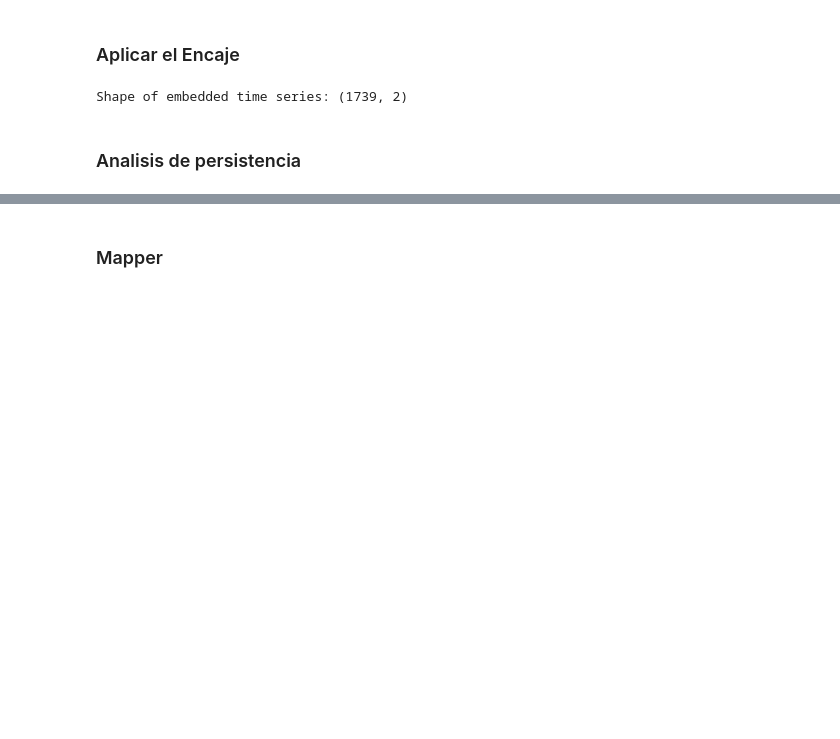
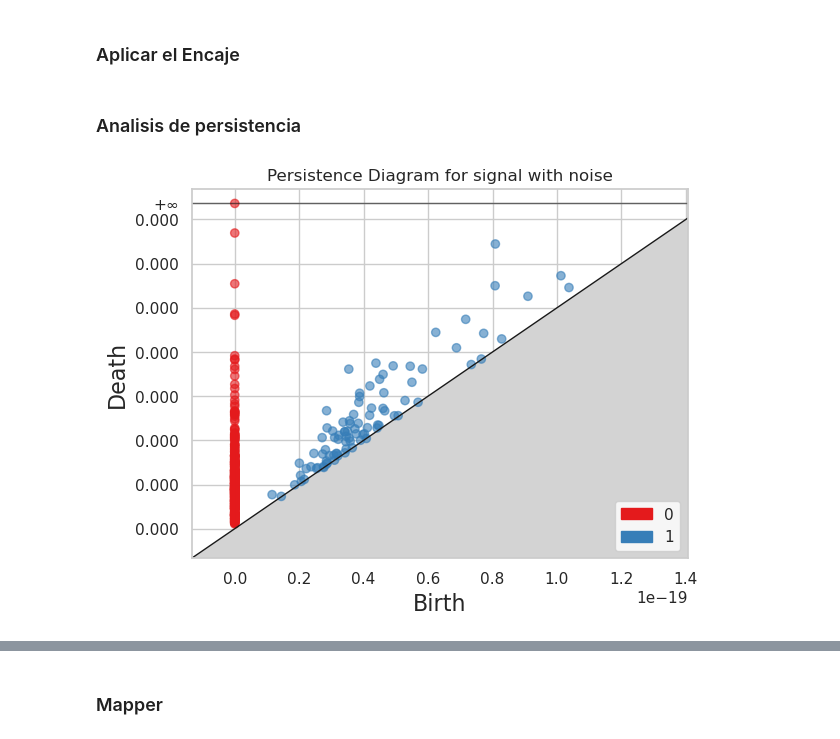
Before and after one commit to CastroMaster10/Detecting-Gravitional-Waves-Using-Topological-algorithms, a Jupyter notebook: main.ipynb, the cells around one changed output, grey strips where cells are left out. Cells and saved outputs as stored; diff of their text form; code cells hidden in the pictures; blank space fills up the shorter version.

```diff
--- a/main.ipynb
+++ b/main.ipynb
@@ -167,16 +248,12 @@ Vamos a elegir la dimension 3.
 # %% [markdown]
 ### Aplicar el Encaje
 # %%
-stride = 5
+stride = 25
+dim =  3
 
-embedder = SingleTakensEmbedding(
-    parameters_type="search", n_jobs=6, time_delay=1, dimension=3, stride=stride
+#con ruido
+embedder_noise = SingleTakensEmbedding(
+    parameters_type="fixed", n_jobs=6, time_delay=tau_ts_noise, dimension=2, stride=stride
 )
 
-y_gw_embedded = embedder.fit_transform(ts_noise)
+y_embedded_noise = embedder_noise.fit_transform(ts_noise)
-# %%
-#visualizacion
-print(f"Shape of embedded time series: {y_gw_embedded.shape}")
-plot_point_cloud(y_gw_embedded)
-# %% [output]
-Shape of embedded time series: (1739, 2)
@@ -183,2 +271,11 @@ Shape of embedded time series: (1739, 2)
 # %% [markdown]
 ### Analisis de persistencia
+# %%
+skeletonCirc_noise = gd.RipsComplex(points=y_embedded_noise, max_edge_length = 2)
+Rips_simplex_tree_Circ_noise = skeletonCirc_noise.create_simplex_tree(max_dimension = 2)
+Barcodes_Rips_Circ_noise = Rips_simplex_tree_Circ_noise.persistence()
+gd.plot_persistence_diagram(Barcodes_Rips_Circ_noise);
+plt.title(f'Persistence Diagram for signal with noise')
+plt.show()
+# %% [output]
+[figure, added]
```
Also changed, not shown: parts of 14 cells of this notebook, 4 other files.
